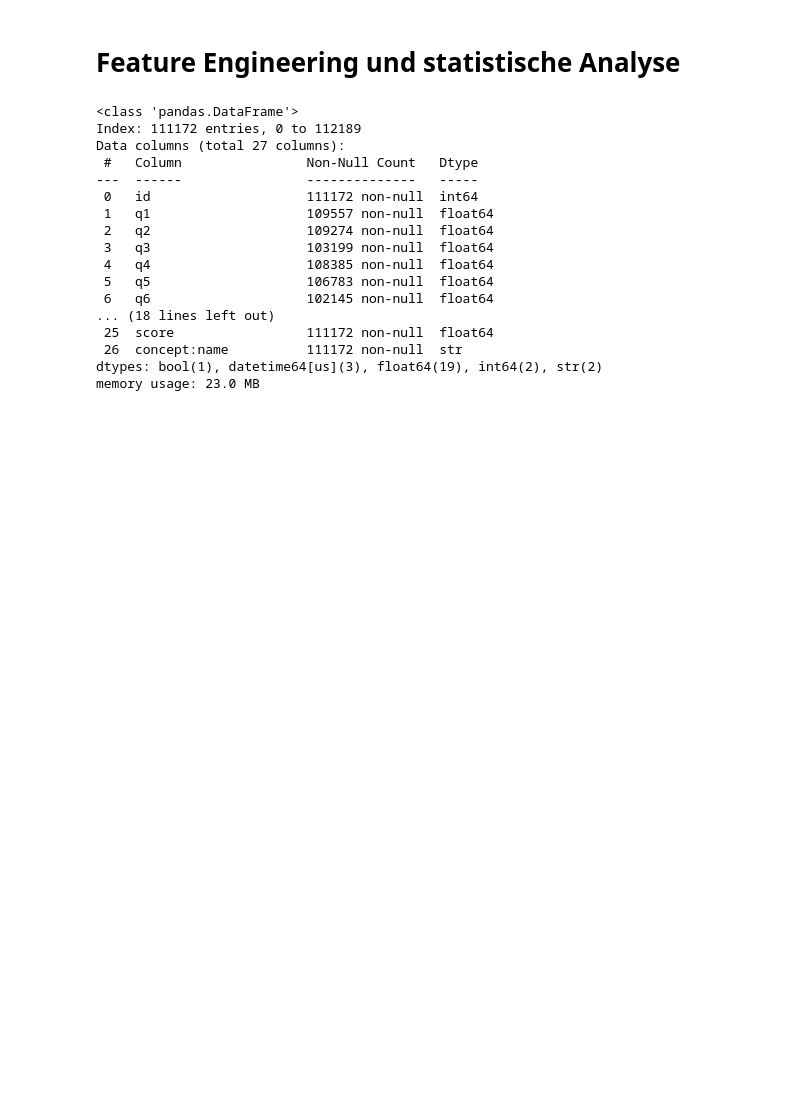
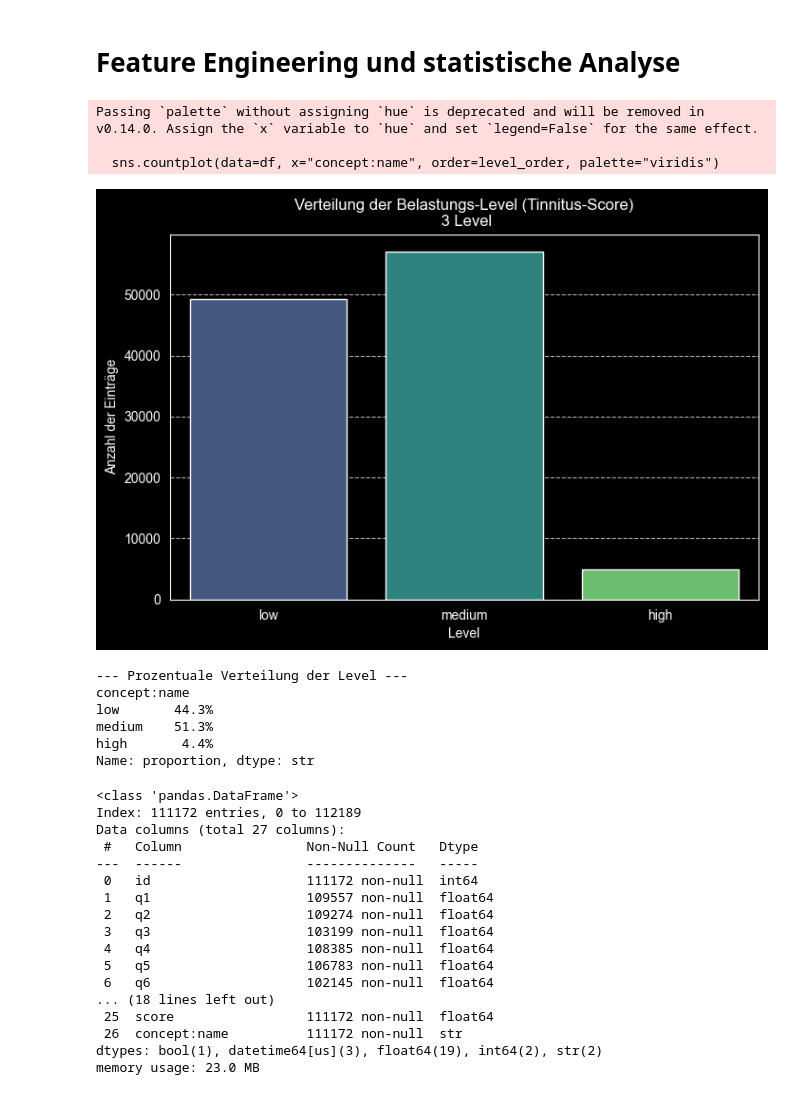
Before and after one commit to berielias-cpu/MasterArbeit, a Jupyter notebook: Masterarbeit/01_EDA_V2.0.ipynb, the cells around one changed output. Saved outputs shown, nothing was run; the diff lists cells and outputs as text; code cells hidden in the pictures; blank space fills up the shorter version.

```diff
--- a/Masterarbeit/01_EDA_V2.0.ipynb
+++ b/Masterarbeit/01_EDA_V2.0.ipynb
@@ -485,4 +485,37 @@ def categorize(score):
         return "high"
 
 df["concept:name"] = df["score"].apply(categorize)
+# %%
+# Verteilung der Level visualisieren
+plt.figure(figsize=(8, 5))
+
+# Wir nutzen seaborn für eine schöne Darstellung
+# Die Reihenfolge der Balken bestimmen wir manuell für eine logische Abfolge
+level_order = ["low", "medium", "high"]
+
+sns.countplot(data=df, x="concept:name", order=level_order, palette="viridis")
+
+plt.title("Verteilung der Belastungs-Level (Tinnitus-Score)\n 3 Level")
+plt.xlabel("Level")
+plt.ylabel("Anzahl der Einträge")
+plt.grid(axis='y', linestyle='--', alpha=0.7)
+plt.show()
+# %% [output]
+Passing `palette` without assigning `hue` is deprecated and will be removed in v0.14.0. Assign the `x` variable to `hue` and set `legend=False` for the same effect.
+
+  sns.countplot(data=df, x="concept:name", order=level_order, palette="viridis")
+[figure, added]
+# %%
+# Berechnung der Prozentwerte
+dist = df["concept:name"].value_counts(normalize=True).reindex(level_order) * 100
+
+print("--- Prozentuale Verteilung der Level ---")
+print(dist.map("{:.1f}%".format))
+# %% [output]
+--- Prozentuale Verteilung der Level ---
+concept:name
+low       44.3%
+medium    51.3%
+high       4.4%
+Name: proportion, dtype: str
 # %%
```
Also changed, not shown: parts of 8 cells of this notebook.
